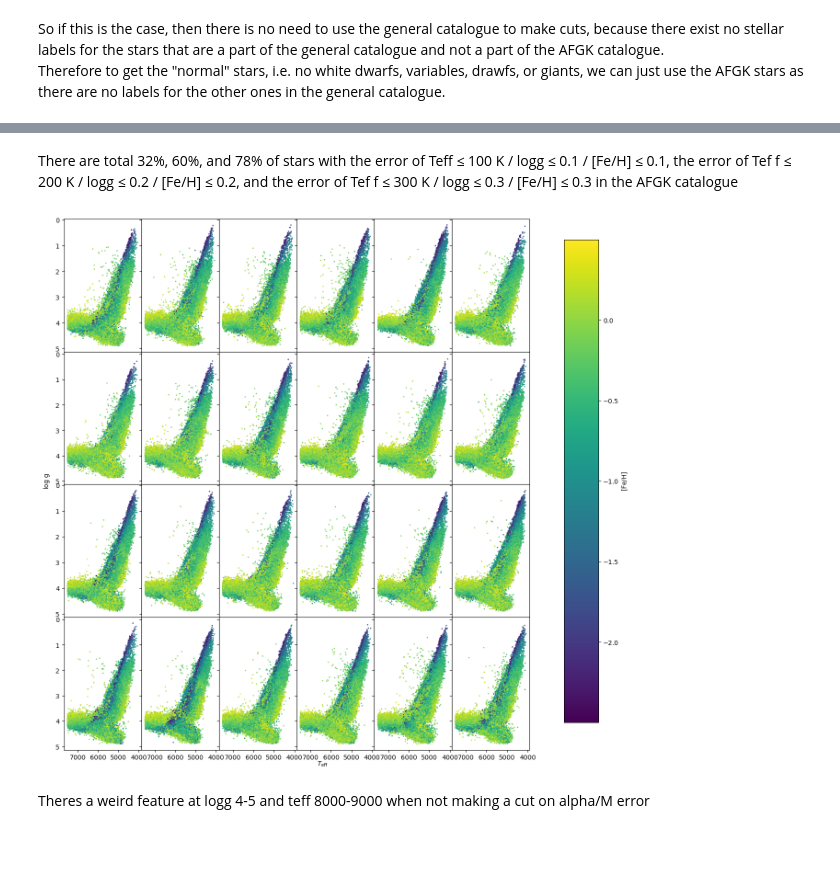
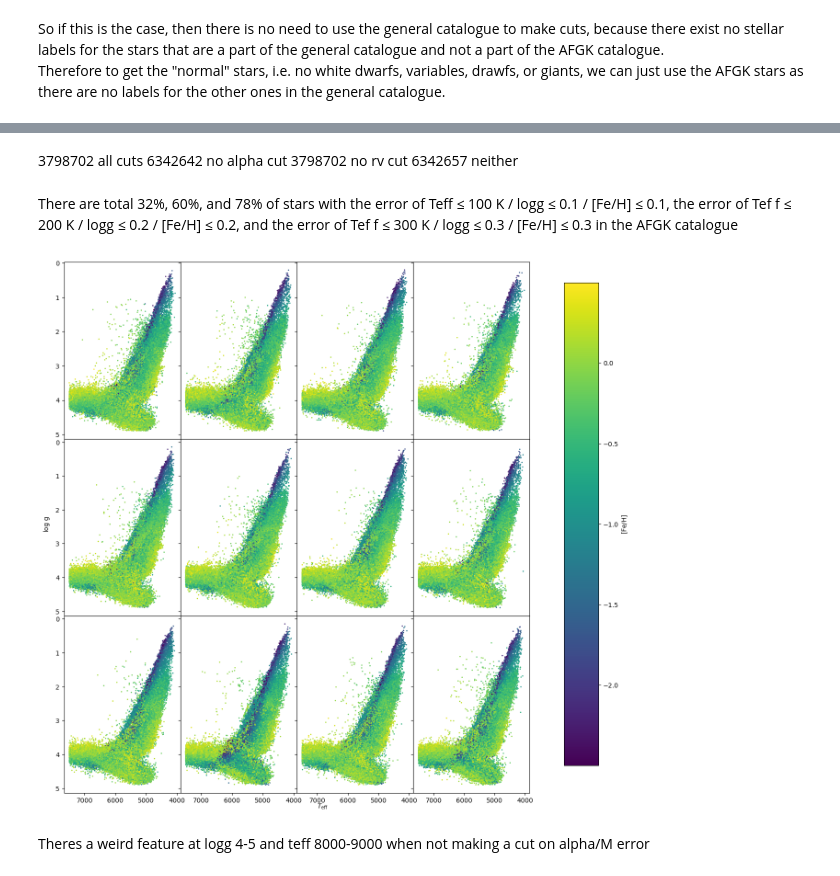
Before and after one commit to aydanmckay/clean-data, a Jupyter notebook: lamostdr8.ipynb, the cells around one changed output, grey strips where cells are left out. Cells and saved outputs as stored; diff of their text form; code cells hidden in the pictures; blank space fills up the shorter version.

```diff
--- a/lamostdr8.ipynb
+++ b/lamostdr8.ipynb
@@ -74,9 +74,9 @@ Therefore to get the "normal" stars, i.e. no white dwarfs, variables, drawfs, or
 <!-- Selection criteria of this catalogue: S/N in g band larger than 6 in dark nights, S/N in g band larger than 15 in bright nights -->
 # %%
 # 20 snr cut from Green et al. 2020 (https://arxiv.org/pdf/2006.16258.pdf)
-lrsparamp = lrsparamp[(lrsparamp['snru'] > 20) | (lrsparamp['snrg'] > 20) | (lrsparamp['snrr'] > 20) | (lrsparamp['snri'] > 20) | (lrsparamp['snrz'] > 20)]
+lrsparamp_n = lrsparamp[(lrsparamp['snru'] > 20) | (lrsparamp['snrg'] > 20) | (lrsparamp['snrr'] > 20) | (lrsparamp['snri'] > 20) | (lrsparamp['snrz'] > 20)]
 # remove -9999 vals and cuts from analysis by Li et al. 2022 (https://arxiv.org/pdf/2207.05294.pdf)
-lrsparamp = lrsparamp[(lrsparamp['teff_err'] <= 200) & (lrsparamp['logg_err'] <= 0.2) & \
+lrsparamp_n = lrsparamp[(lrsparamp['teff_err'] <= 200) & (lrsparamp['logg_err'] <= 0.2) & \
                       (lrsparamp['feh_err'] <= 0.2) & (lrsparamp['teff_err'] > 0) & (lrsparamp['rv_err'] > 0) & \
                       (lrsparamp['logg_err'] > 0) & (lrsparamp['feh_err'] > 0) & (lrsparamp['alpha_m_err'] > 0)]
 # %%
@@ -93,5 +93,10 @@ lrsparamp.describe()
 | max | 8.240162e+08 | 6.916033e+18 | 5.899700e+04 | 5.899600e+04 | 1.600000e+01 | 2.500000e+02 | 3.599999e+02 | 8.807654e+01 | 4.785600e+02 | 9.990000e+02 | ... | ... |
 8 rows × 36 columns
+# %% [markdown]
+3798702 all cuts
+6342642 no alpha cut
+3798702 no rv cut
+6342657 neither
 # %% [markdown]
  There are total 32%, 60%, and 78% of stars
 with the error of Teff ≤ 100 K / logg ≤ 0.1 / [Fe/H] ≤ 0.1, the error of Tef f ≤ 200 K / logg ≤ 0.2 /
@@ -99,33 +104,33 @@ with the error of Teff ≤ 100 K / logg ≤ 0.1 / [Fe/H] ≤ 0.1, the error of T
 # %%
 # breaking up the plots because they are too many points
 # dfs = np.array_split(lrsparamp[lrsparamp['teff'] <= 7000],24)
-dfs = np.array_split(lrsparamp,24)
+dfs = np.array_split(lrsparamp_n,12)
 
 fig = plt.figure(figsize=(15,15))
 # plt.title('Selected Stars: %i' %len(df))
-gs = fig.add_gridspec(4, 6, hspace=0, wspace=0)
+gs = fig.add_gridspec(3, 4, hspace=0, wspace=0)
 axs = gs.subplots(sharex='col', sharey='row')
 axs[0,0].invert_yaxis()
 axs[0,0].invert_xaxis()
 axs[1,0].invert_yaxis()
 axs[0,1].invert_xaxis()
 axs[2,0].invert_yaxis()
 axs[0,2].invert_xaxis()
-axs[3,0].invert_yaxis()
+# axs[3,0].invert_yaxis()
 axs[0,3].invert_xaxis()
-axs[0,4].invert_xaxis()
-axs[0,5].invert_xaxis()
+# axs[0,4].invert_xaxis()
+# axs[0,5].invert_xaxis()
 fig.text(0.5, 0.09, r'$T_{\rm eff}$', ha='center', va='center')
 fig.text(0.1, 0.5, r'${\rm log\ g}$', ha='center', va='center', rotation='vertical')
 
 for df,ax in zip(dfs,axs.flat):
     plots = ax.scatter(df['teff'].values, df['logg'].values, c=df['feh'].values, s=1, rasterized=True)
 
 fig.subplots_adjust(right=0.8)
 cbar = fig.add_axes([0.85, 0.15, 0.05, 0.7])
 fig.colorbar(plots,cax=cbar,label=r'${\rm [Fe/H]}$');
 # %% [output]
-[figure, old version]
+[figure, new version]
 # %% [markdown]
 Theres a weird feature at logg 4-5 and teff 8000-9000 when not making a cut on alpha/M error
 # %% [markdown]
```
Also changed, not shown: parts of 6 cells of this notebook.
